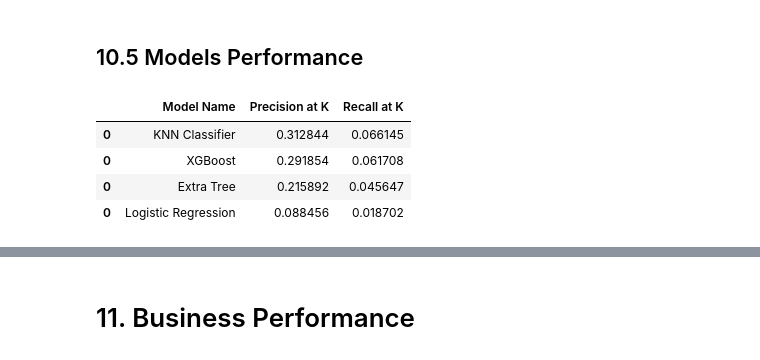
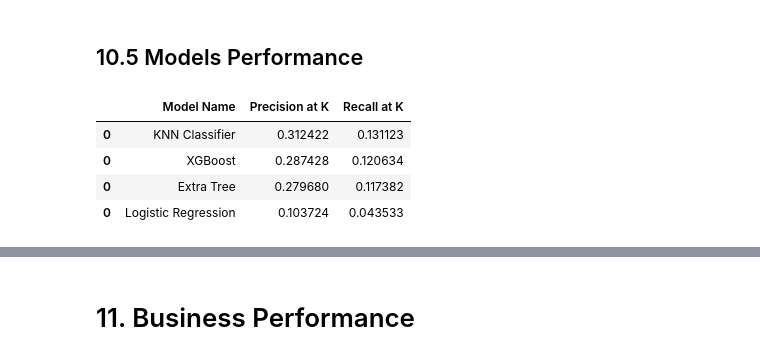
Before and after one commit to felipevalory/InsuranceCrossSell, a Jupyter notebook: notebooks/health_insurance.ipynb, the cells around one changed output, grey strips where cells are left out. Drawn from its saved outputs; the diff is of its cells as text; code cells hidden in the pictures.

```diff
--- a/notebooks/health_insurance.ipynb
+++ b/notebooks/health_insurance.ipynb
@@ -854,7 +855,7 @@ knn_model = nh.KNeighborsClassifier(n_neighbors=7)
 knn_model.fit(x_train, y_train)
 
 # model prediction - Generalization, not Learning
-yhat_knn = knn_model.predict_proba(x_valid)
+yhat_knn = knn_model.predict_proba(x_test)
 # %% [markdown]
 ## 10.2 Logistic Regression
 # %%
@@ -865,7 +866,7 @@ lr_model = lm.LogisticRegression(random_state=42)
 lr_model.fit(x_train, y_train)
 
 # model prediction
-yhat_lr = lr_model.predict_proba(x_valid)
+yhat_lr = lr_model.predict_proba(x_test)
 # %% [markdown]
 ## 10.3 Extra Tree
 # %%
@@ -876,7 +877,7 @@ et = en.ExtraTreesClassifier(n_estimators=100, n_jobs=-1, random_state=42)
 et.fit(x_train, y_train)
 
 # model prediction
-yhat_et = et.predict_proba(x_valid)
+yhat_et = et.predict_proba(x_test)
 # %% [markdown]
 ## 10.4 XGBoost
 # %%
@@ -886,7 +887,7 @@ xgb_model = xgb.XGBClassifier(n_estimators=1000, n_jobs=-1, random_state=42)
 xgb_model.fit(x_train, y_train)
 
 # model prediction
-yhat_xgb = xgb_model.predict_proba(x_valid)
+yhat_xgb = xgb_model.predict_proba(x_test)
 # %% [markdown]
 ## 10.4 Models Comparation
 # %%
@@ -916,18 +917,18 @@ plt.show()
 # %% [markdown]
 ## 10.5 Models Performance
 # %%
-knn_metrics = metrics_models(df6, 'KNN Classifier', y_val, yhat_knn, x_valid)
-lr_metrics = metrics_models(df6, 'Logistic Regression', y_val, yhat_lr, x_valid)
-et_metrics = metrics_models(df6, 'Extra Tree', y_val, yhat_et, x_valid)
-xgb_metrics = metrics_models(df6, 'XGBoost', y_val, yhat_xgb, x_valid)
+knn_metrics = metrics_models(df6, 'KNN Classifier', y_val, yhat_knn, x_test)
+lr_metrics = metrics_models(df6, 'Logistic Regression', y_val, yhat_lr, x_test)
+et_metrics = metrics_models(df6, 'Extra Tree', y_val, yhat_et, x_test)
+xgb_metrics = metrics_models(df6, 'XGBoost', y_val, yhat_xgb, x_test)
 all_metrics = pd.concat([knn_metrics, lr_metrics, et_metrics, xgb_metrics], axis=0)
 all_metrics.sort_values(by='Precision at K', ascending=False)
 # %% [output]
 |  | Model Name | Precision at K | Recall at K |
-| 0 | KNN Classifier | 0.312844 | 0.066145 |
-| 0 | XGBoost | 0.291854 | 0.061708 |
-| 0 | Extra Tree | 0.215892 | 0.045647 |
-| 0 | Logistic Regression | 0.088456 | 0.018702 |
+| 0 | KNN Classifier | 0.312422 | 0.131123 |
+| 0 | XGBoost | 0.287428 | 0.120634 |
+| 0 | Extra Tree | 0.279680 | 0.117382 |
+| 0 | Logistic Regression | 0.103724 | 0.043533 |
 # %%
 knn_metrics_cv = cross_validation(knn_model, x_train, y_train, 5, df6, Verbose=False)
 lr_metrics_cv = cross_validation(lr_model, x_train, y_train, 5, df6, Verbose=False)
```
Also changed, not shown: parts of 19 cells of this notebook, 8 other files.
